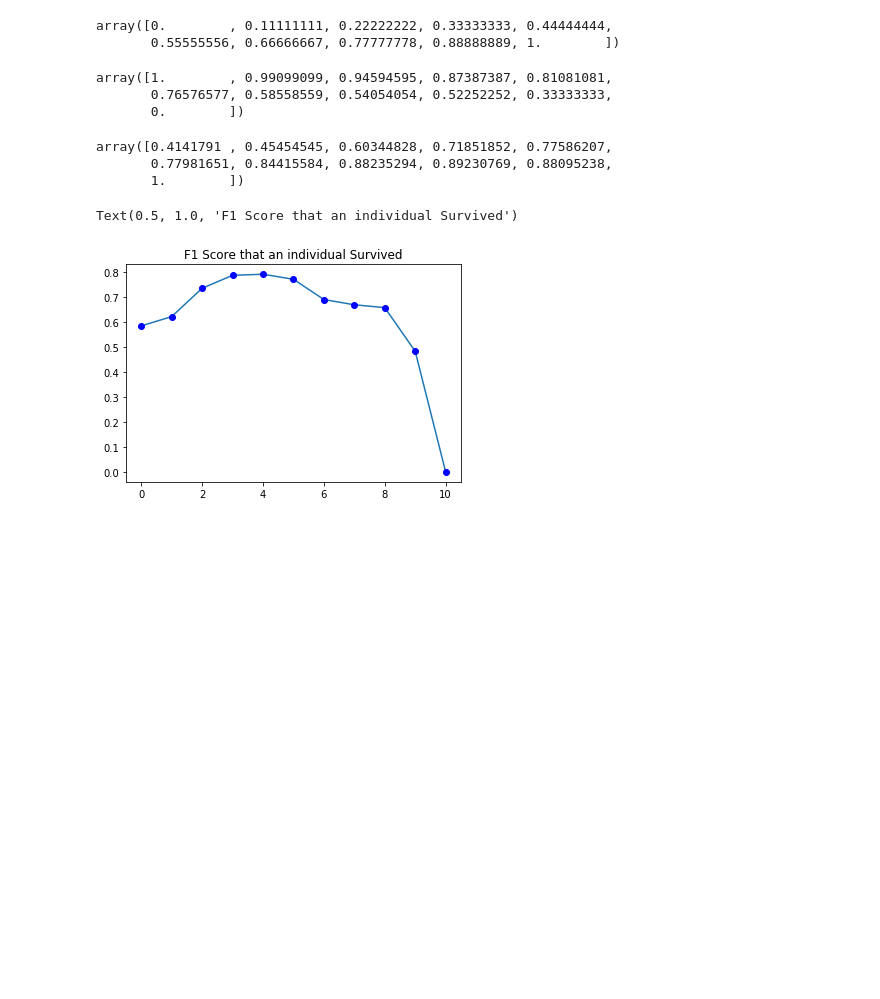
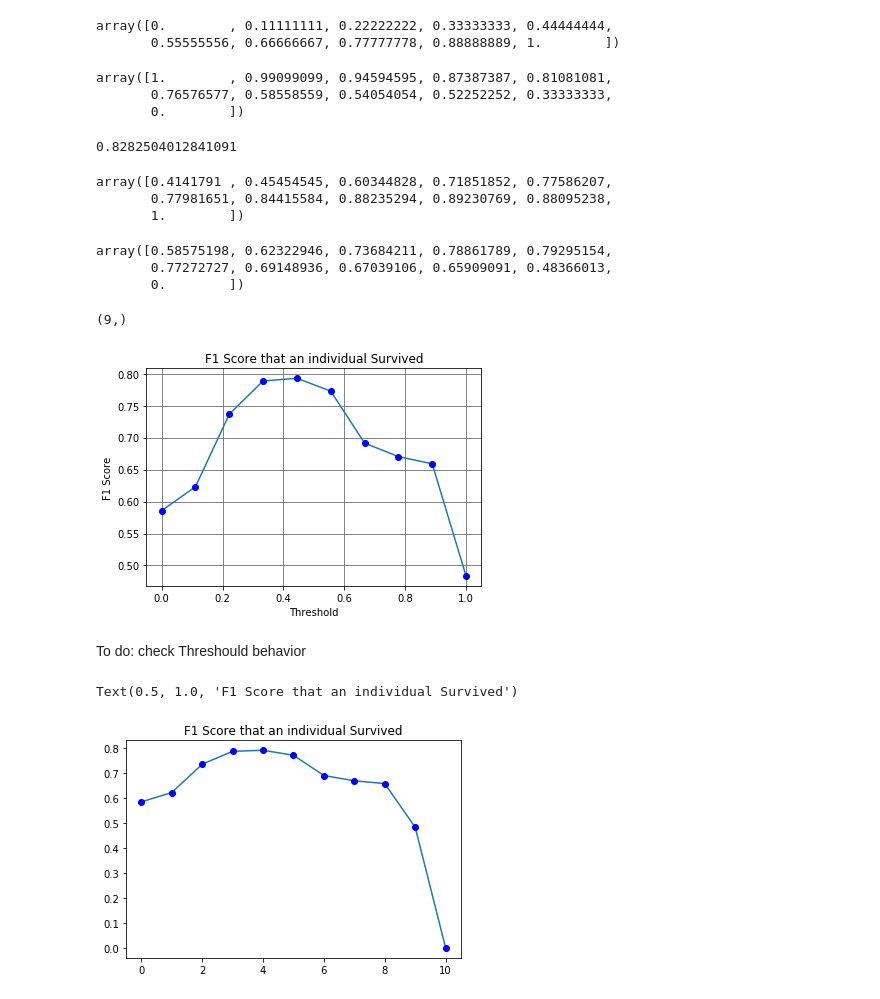
Before and after one commit to angelaiallonardi/my_first_ML_project, a Jupyter notebook: Titanic.ipynb, the cells around one changed output. Drawn from its saved outputs; the diff is of its cells as text; code cells hidden in the pictures; blank space fills up the shorter version.

```diff
--- a/Titanic.ipynb
+++ b/Titanic.ipynb
@@ -863,12 +873,43 @@ recall
 array([1.        , 0.99099099, 0.94594595, 0.87387387, 0.81081081,
        0.76576577, 0.58558559, 0.54054054, 0.52252252, 0.33333333,
        0.        ])
+# %%
+0.8282504012841091
+# %% [output]
+0.8282504012841091
 # %%
 precision
 # %% [output]
 array([0.4141791 , 0.45454545, 0.60344828, 0.71851852, 0.77586207,
        0.77981651, 0.84415584, 0.88235294, 0.89230769, 0.88095238,
        1.        ])
+# %%
+F1
+# %% [output]
+array([0.58575198, 0.62322946, 0.73684211, 0.78861789, 0.79295154,
+       0.77272727, 0.69148936, 0.67039106, 0.65909091, 0.48366013,
+       0.        ])
+# %%
+thresholds[1:].shape
+# %% [output]
+(9,)
+# %%
+F1 = 2 * (precision * recall) / (precision + recall)
+
+fig, ax = plt.subplots()
+
+
+
+ax.plot(thresholds,F1[:-1])
+ax.plot(thresholds, F1[:-1], 'bo')
+plt.title("F1 Score that an individual Survived")
+ax.set_ylabel("F1 Score")
+ax.set_xlabel("Threshold")
+ax.grid(b=True, which='major', color='#666666', linestyle='-')
+# %% [output]
+[figure, added]
+# %% [markdown]
+To do: check Threshould behavior
 # %%
 F1 = 2 * (precision * recall) / (precision + recall)
 plt.plot(F1)
```
Also changed, not shown: parts of 13 cells of this notebook.
